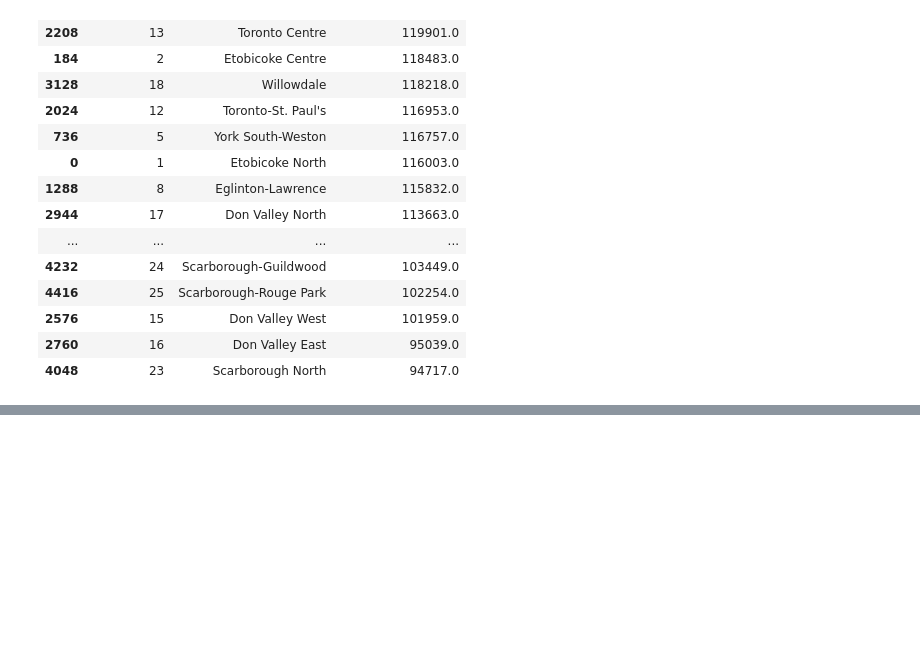
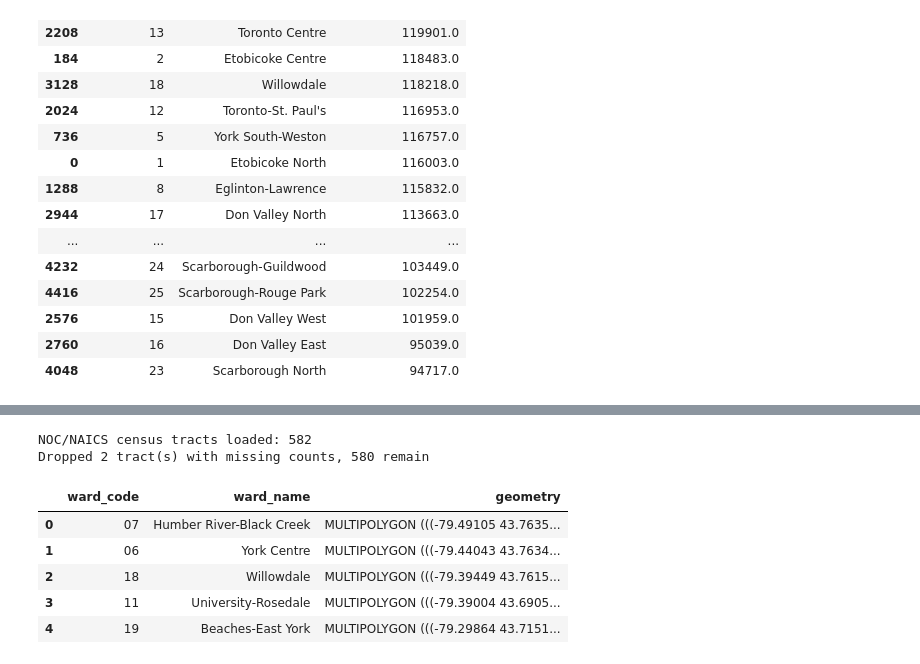
Before and after one commit to schoolofcities/eddit-tac, a Jupyter notebook: analysis/census/extract_census_wards.ipynb, the cells around one changed output, grey strips where cells are left out. Saved outputs shown, nothing was run; the diff lists cells and outputs as text; code cells hidden in the pictures; blank space fills up the shorter version.

```diff
--- a/analysis/census/extract_census_wards.ipynb
+++ b/analysis/census/extract_census_wards.ipynb
@@ -515,0 +573,32 @@ Total Toronto population (sum of 25 wards): 2,794,356
+# %%
+# CELL 8 — Load tract-level NOC/NAICS data and ward polygons
+
+noc_naics_gdf = gpd.read_file(NOC_NAICS_TRACT_GEOJSON)
+print(f"NOC/NAICS census tracts loaded: {len(noc_naics_gdf)}")
+
+# a couple of tracts have no data (suppressed / outside the covered area) -- drop them
+# rather than interpolating a NaN into every ward that overlaps them
+n_missing = noc_naics_gdf[NOC_NAICS_COUNT_FIELDS].isna().any(axis=1).sum()
+noc_naics_gdf = noc_naics_gdf.dropna(subset=NOC_NAICS_COUNT_FIELDS, how="any").reset_index(drop=True)
+print(f"Dropped {n_missing} tract(s) with missing counts, {len(noc_naics_gdf)} remain")
+
+wards_gdf = gpd.read_file(WARDS_GEOJSON)
+
+# the ward file also carries the boundary line geometries for the same 25 wards
+# (a rendering artifact) -- keep only the polygon rows
+wards_gdf = wards_gdf[wards_gdf.geometry.geom_type.isin(["Polygon", "MultiPolygon"])].reset_index(drop=True)
+assert len(wards_gdf) == 25, f"expected 25 ward polygons, found {len(wards_gdf)}"
+
+wards_gdf["geometry"] = wards_gdf.geometry.make_valid()
+noc_naics_gdf["geometry"] = noc_naics_gdf.geometry.make_valid()
+
+wards_gdf.head()
+# %% [output]
+NOC/NAICS census tracts loaded: 582
+Dropped 2 tract(s) with missing counts, 580 remain
+|  | ward_code | ward_name | geometry |
+| 0 | 07 | Humber River-Black Creek | MULTIPOLYGON (((-79.49105 43.7635... |
+| 1 | 06 | York Centre | MULTIPOLYGON (((-79.44043 43.7634... |
+| 2 | 18 | Willowdale | MULTIPOLYGON (((-79.39449 43.7615... |
+| 3 | 11 | University-Rosedale | MULTIPOLYGON (((-79.39004 43.6905... |
+| 4 | 19 | Beaches-East York | MULTIPOLYGON (((-79.29864 43.7151... |
```
Also changed, not shown: parts of 5 cells of this notebook, 1 other file.
